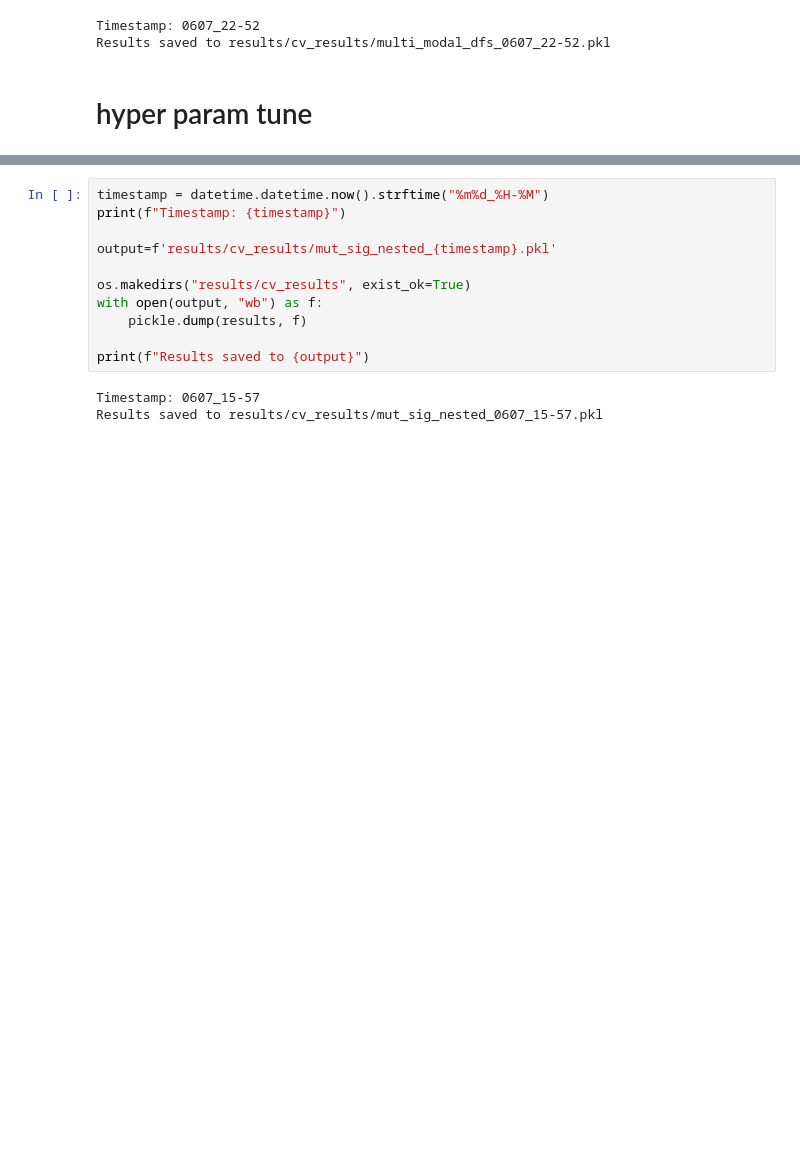
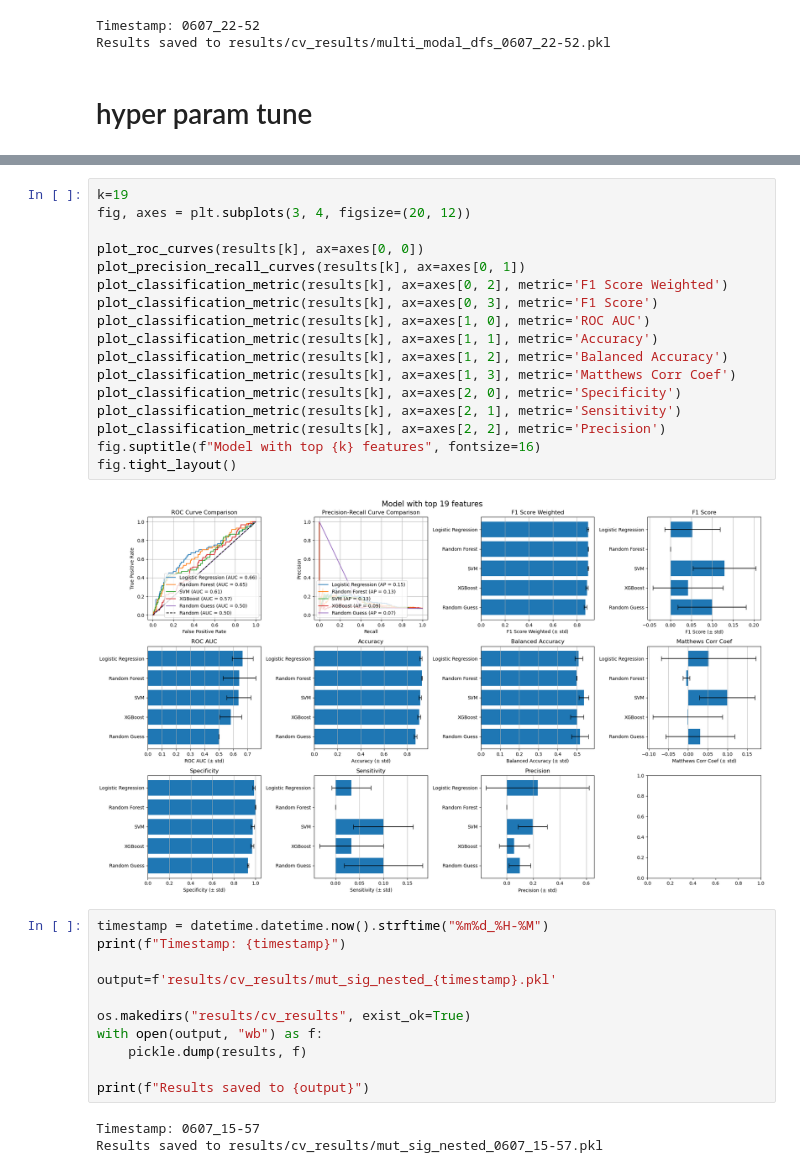
Before and after one commit to CNsquared/breast-cancer-team-1, a Jupyter notebook: project-5/notebooks/chris/multimodal.ipynb, the cells around one changed output, grey strips where cells are left out. Saved outputs shown, nothing was run; the diff lists cells and outputs as text; blank space fills up the shorter version.

```diff
--- a/project-5/notebooks/chris/multimodal.ipynb
+++ b/project-5/notebooks/chris/multimodal.ipynb
@@ -396,3 +405,22 @@ Evaluating models with top 2 features...
+# %%
+k=19
+fig, axes = plt.subplots(3, 4, figsize=(20, 12))
+
+plot_roc_curves(results[k], ax=axes[0, 0])
+plot_precision_recall_curves(results[k], ax=axes[0, 1])
+plot_classification_metric(results[k], ax=axes[0, 2], metric='F1 Score Weighted')
+plot_classification_metric(results[k], ax=axes[0, 3], metric='F1 Score')
+plot_classification_metric(results[k], ax=axes[1, 0], metric='ROC AUC')
+plot_classification_metric(results[k], ax=axes[1, 1], metric='Accuracy')
+plot_classification_metric(results[k], ax=axes[1, 2], metric='Balanced Accuracy')
+plot_classification_metric(results[k], ax=axes[1, 3], metric='Matthews Corr Coef')
+plot_classification_metric(results[k], ax=axes[2, 0], metric='Specificity')
+plot_classification_metric(results[k], ax=axes[2, 1], metric='Sensitivity')
+plot_classification_metric(results[k], ax=axes[2, 2], metric='Precision')
+fig.suptitle(f"Model with top {k} features", fontsize=16)
+fig.tight_layout()
+# %% [output]
+[figure, added]
 # %%
 timestamp = datetime.datetime.now().strftime("%m%d_%H-%M")
 print(f"Timestamp: {timestamp}")
```
Also changed, not shown: parts of 2 cells of this notebook.
